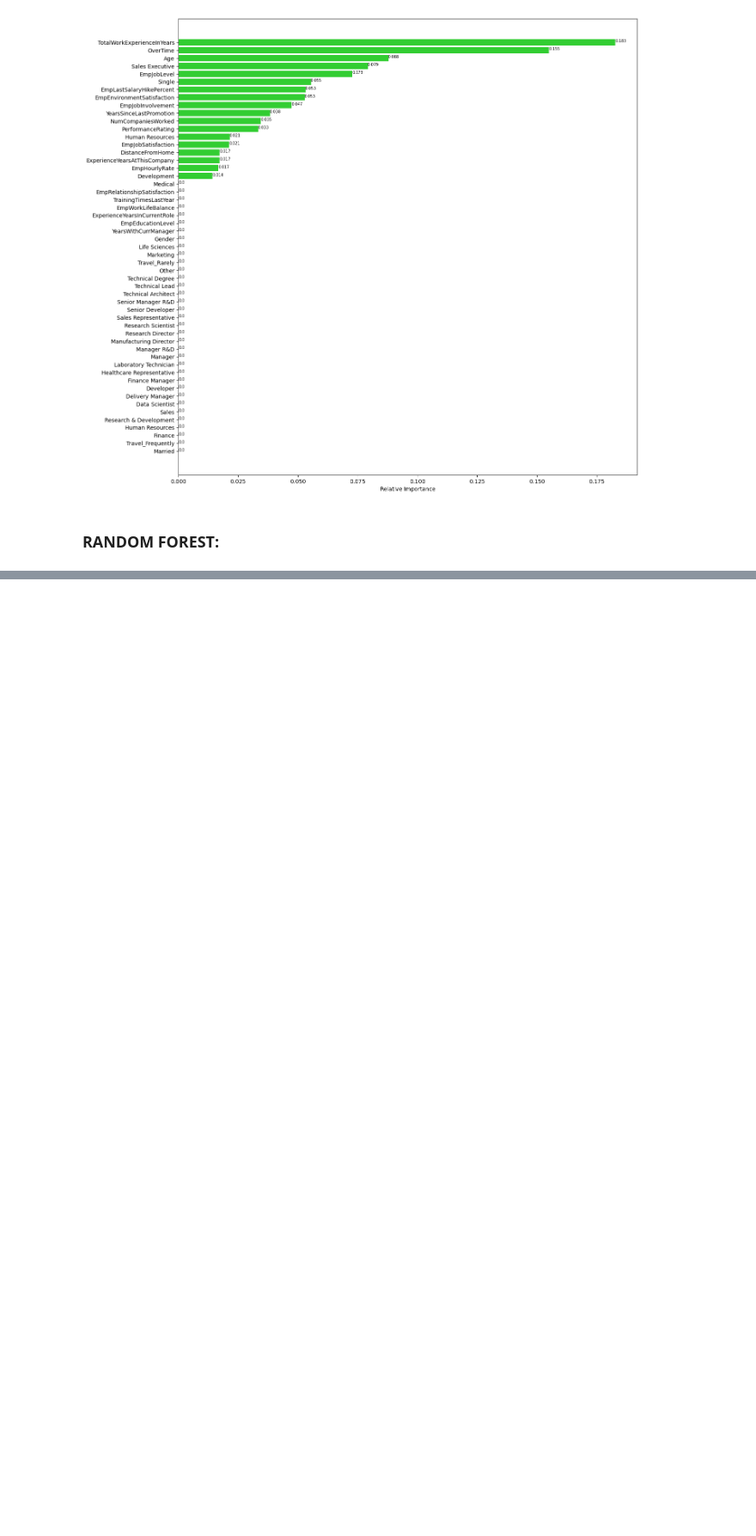
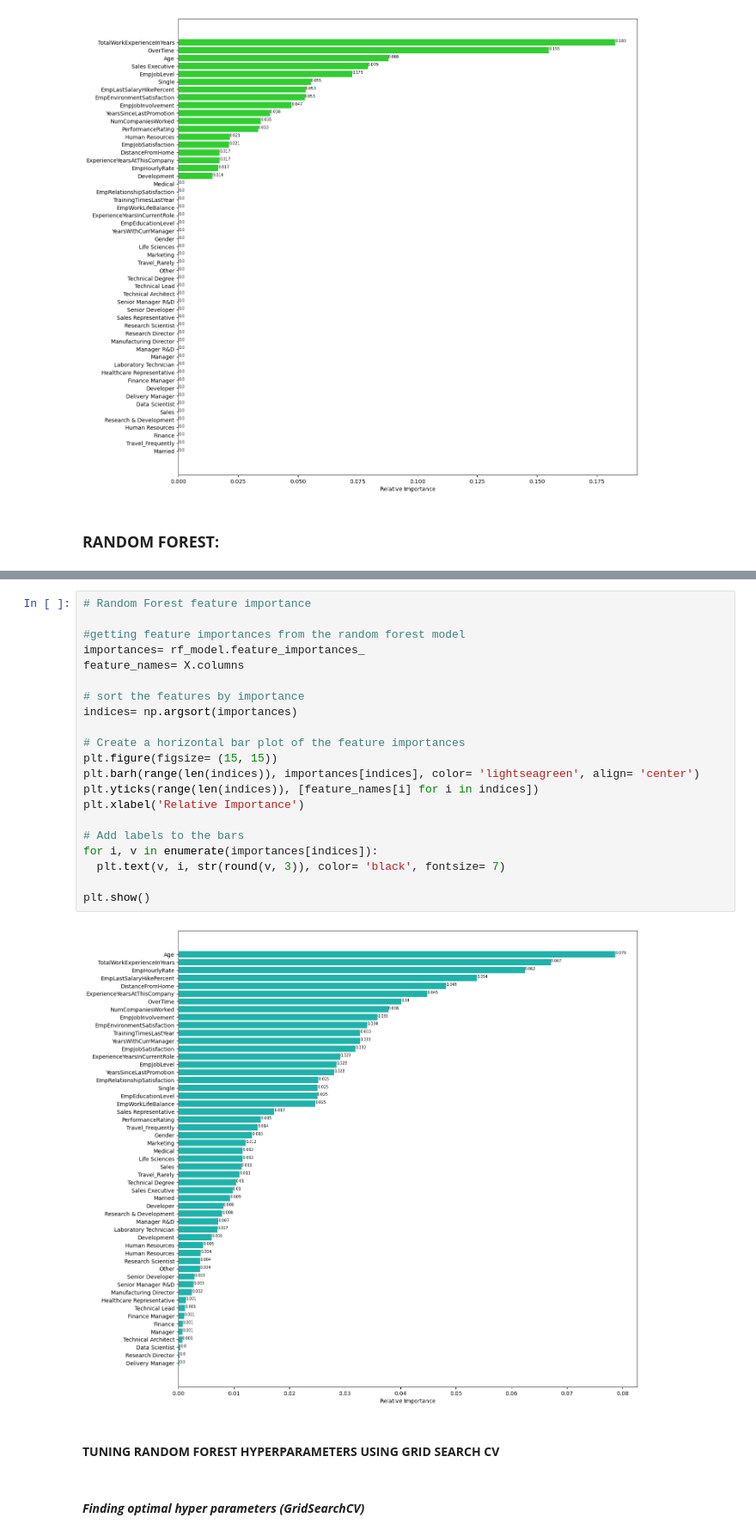
Before and after one commit to shanusaras/Employee_Performance_Analysis, a Jupyter notebook: Project.ipynb, the cells around one changed output, grey strips where cells are left out. Shown at 86% size. Drawn from its saved outputs; the diff is of its cells as text; blank space fills up the shorter version.

```diff
--- a/Project.ipynb
+++ b/Project.ipynb
@@ -1754,0 +1934,27 @@ plt.show()
+# %%
+# Random Forest feature importance
+
+#getting feature importances from the random forest model
+importances= rf_model.feature_importances_
+feature_names= X.columns
+
+# sort the features by importance
+indices= np.argsort(importances)
+
+# Create a horizontal bar plot of the feature importances
+plt.figure(figsize= (15, 15))
+plt.barh(range(len(indices)), importances[indices], color= 'lightseagreen', align= 'center')
+plt.yticks(range(len(indices)), [feature_names[i] for i in indices])
+plt.xlabel('Relative Importance')
+
+# Add labels to the bars
+for i, v in enumerate(importances[indices]):
+  plt.text(v, i, str(round(v, 3)), color= 'black', fontsize= 7)
+
+plt.show()
+# %% [output]
+[figure, added]
+# %% [markdown]
+#### **TUNING RANDOM FOREST HYPERPARAMETERS USING GRID SEARCH CV**
+# %% [markdown]
+#### ***Finding optimal hyper parameters (GridSearchCV)***
```
Also changed, not shown: parts of 37 cells of this notebook.
